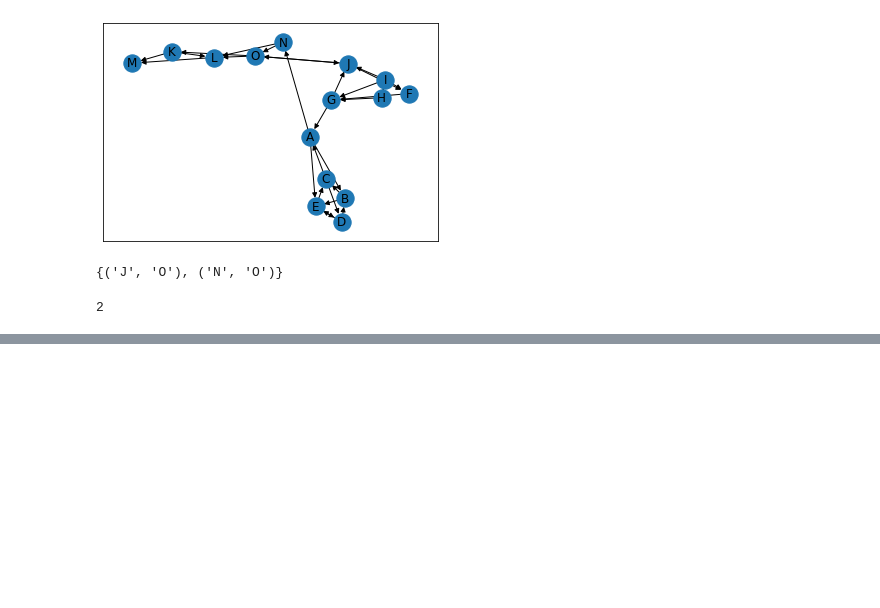
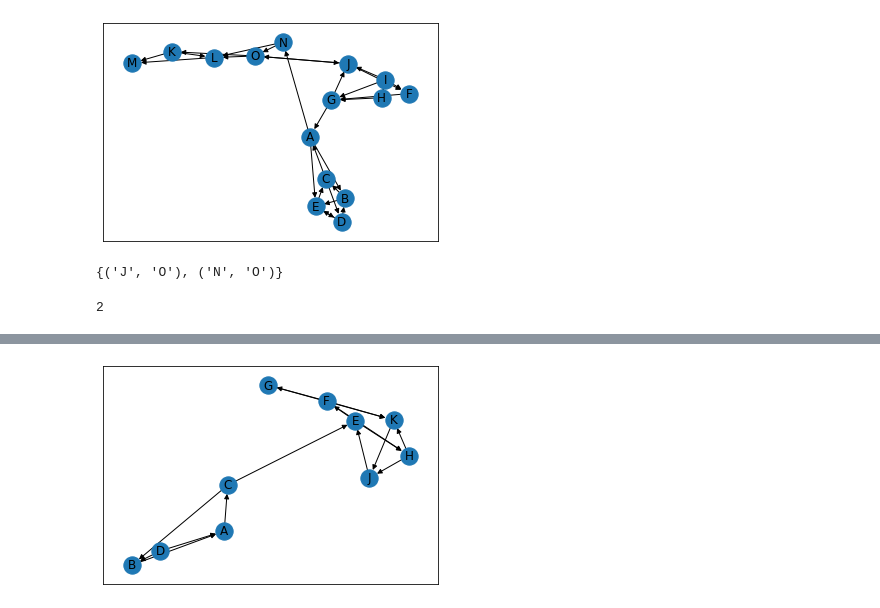
Before and after one commit to 139Vaibhav/Data_Analytics, a Jupyter notebook: Networks/Clustering.ipynb, the cells around one changed output, grey strips where cells are left out. Cells and saved outputs as stored; diff of their text form; code cells hidden in the pictures; blank space fills up the shorter version.

```diff
--- a/Networks/Clustering.ipynb
+++ b/Networks/Clustering.ipynb
@@ -149,0 +230,21 @@ nx.edge_connectivity(G,'H','O')
+# %%
+G3 = nx.DiGraph()
+G3.add_edges_from([('A','C'),
+                  ('B','A'),
+                  ('C','B'),
+                  ('C','E'),
+                  ('D','A'),
+                  ('D','B'),
+                  ('E','F'),
+                  ('E','H'),
+                  ('F','G'),
+                  ('F','H'),
+                  ('F','K'),
+                  ('G','K'),
+                  ('H','J'),
+                  ('H','K'),
+                  ('J','E'),
+                  ('K','J')])
+nx.draw_networkx(G3)
+# %% [output]
+[figure, added]
```
Also changed, not shown: parts of 15 cells of this notebook.
